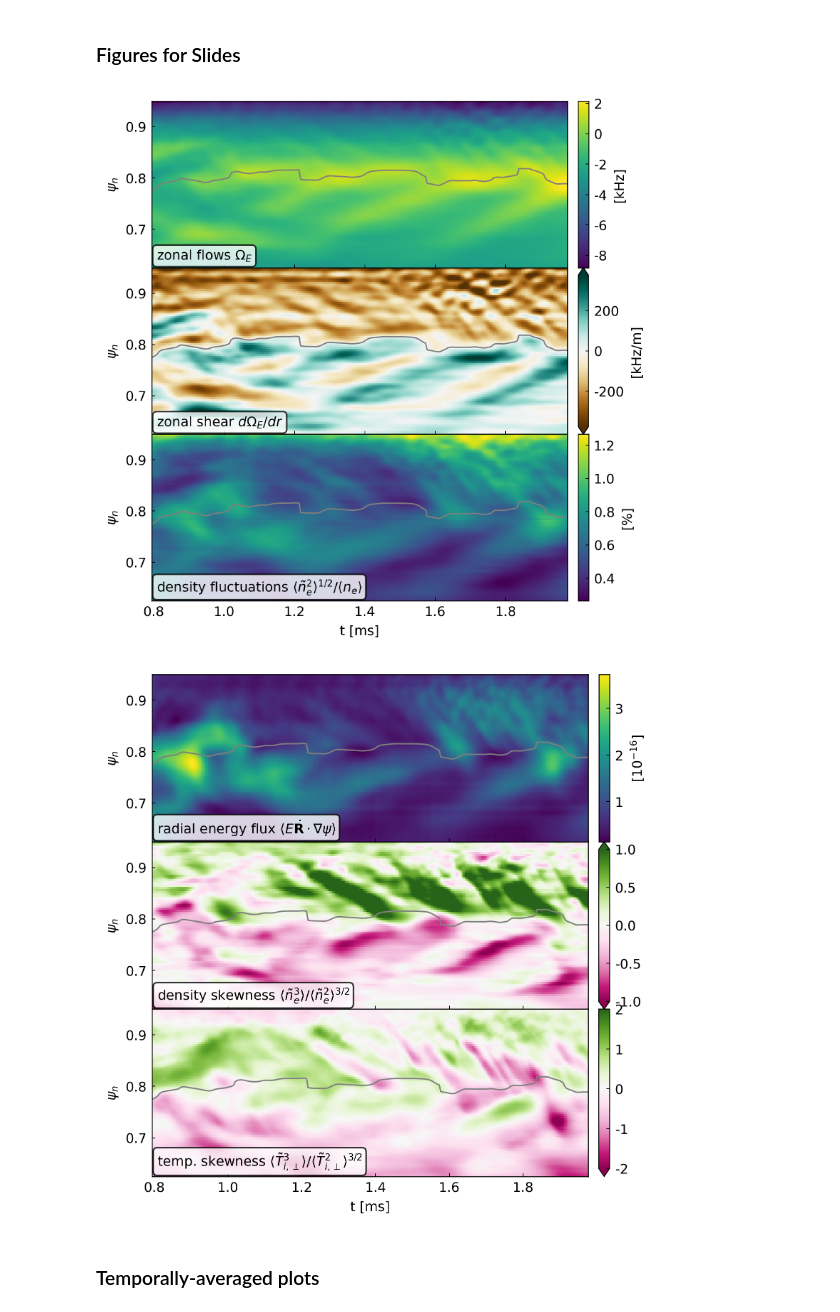
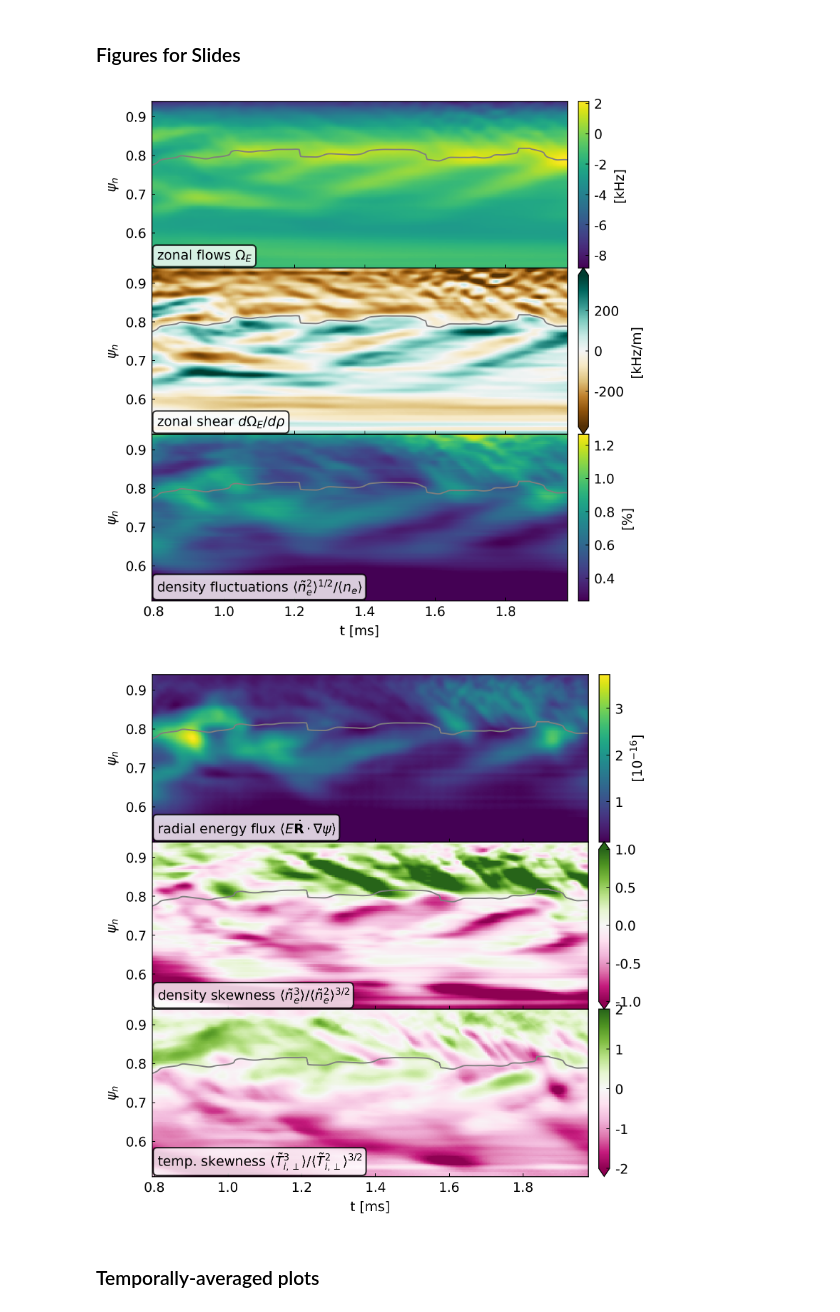
Before and after one commit to Maplenormandy/c1lgkt, a Jupyter notebook: bin/figures/jpp_figures.ipynb, the cells around one changed output. Drawn from its saved outputs; the diff is of its cells as text; code cells hidden in the pictures.

```diff
--- a/bin/figures/jpp_figures.ipynb
+++ b/bin/figures/jpp_figures.ipynb
@@ -178,7 +178,7 @@ text_props = {'x': 0.012, 'y': 0.03,
               'size': 9,
               'va': 'bottom', 'ha': 'left',
               'bbox': text_bbox}
-psi_lim_ax = (0.625,0.95)
+psi_lim_ax = (0.41,0.94)
 psi_lim_data = (0.625,0.95)
 t_lim = (t[200]*1e3, t[-1]*1e3)
 
@@ -260,7 +260,7 @@ row += 1
 ax, cax = fig.add_subplot(gs[row,0], sharex=ax), fig.add_subplot(gs[row,1])
 plot_hovmoller(t*1e3, zpot_psi/eq.psix, -dzfield_rtor.T*1e-3 / amin,
            cmap='BrBG', ax=ax, cax=cax,
-           label=R'zonal shear $d\Omega_E/dr$',
+           label=R'zonal shear $d\Omega_E/d\rho$',
            cax_label=R'[kHz/m]', vmin=-375, vmax=375)
 
 row += 1
@@ -307,35 +307,35 @@ i_T_skwn = summary_data['i_T_perp_skw'] / summary_data['i_T_perp_var']**1.5
 plot_hovmoller(t*1e3, geom.psi_surf/eq.psix, i_T_skwn.T,
            cmap='PiYG', ax=ax, cax=cax,
            label=R'temp. skewness $\langle \tilde{T}_{i,\perp}^3 \rangle / \langle \tilde{T}_{i,\perp}^2 \rangle^{3/2}$',
            cax_label=R'', vmin=-2, vmax=2)
 
 ax.xaxis.set_tick_params(labelbottom=True)
 ax.set_xlabel(R't [ms]')
 
 plt.tight_layout(h_pad=0.0, w_pad=0.8)
 plt.subplots_adjust(hspace=0.0)
 
 plt.savefig('./outputs/jpp_figures/hovmoller_avalanches.pdf', dpi=300)
 plt.savefig('./outputs/jpp_figures/hovmoller_avalanches.png', dpi=300)
 
 #row += 1
 #ax, cax = fig.add_subplot(gs[row,0], sharex=ax), fig.add_subplot(gs[row,1])
 #e_gc_lne = -np.gradient(np.log(e_gc_den), axis=1) / np.gradient(psi_mks)
 #plot_hovmoller(t*1e3, psi_mks/eq.psix, e_gc_lne.T,
 #           cmap='viridis', ax=ax, cax=cax,
 #           label=R'electron density gradient',
 #           cax_label=R'', vmin=None, vmax=None)
 #
 #row += 1
 #ax, cax = fig.add_subplot(gs[row,0], sharex=ax), fig.add_subplot(gs[row,1])
 #i_T_perp_lne = -np.gradient(np.log(i_T_perp), axis=1) / np.gradient(psi_mks)
 #plot_hovmoller(t*1e3, psi_mks/eq.psix, i_T_perp_lne.T,
 #           cmap='viridis', ax=ax, cax=cax,
 #           label=R'ion temp gradient',
 #           cax_label=R'', vmin=None, vmax=None)
 # %% [output]
-[figure, old version]
+[figure, new version]
-[figure, old version]
+[figure, new version]
 # %% [markdown]
 ### Temporally-averaged plots
 # %%
```
Also changed, not shown: parts of 1 cell of this notebook, 3 other files.
